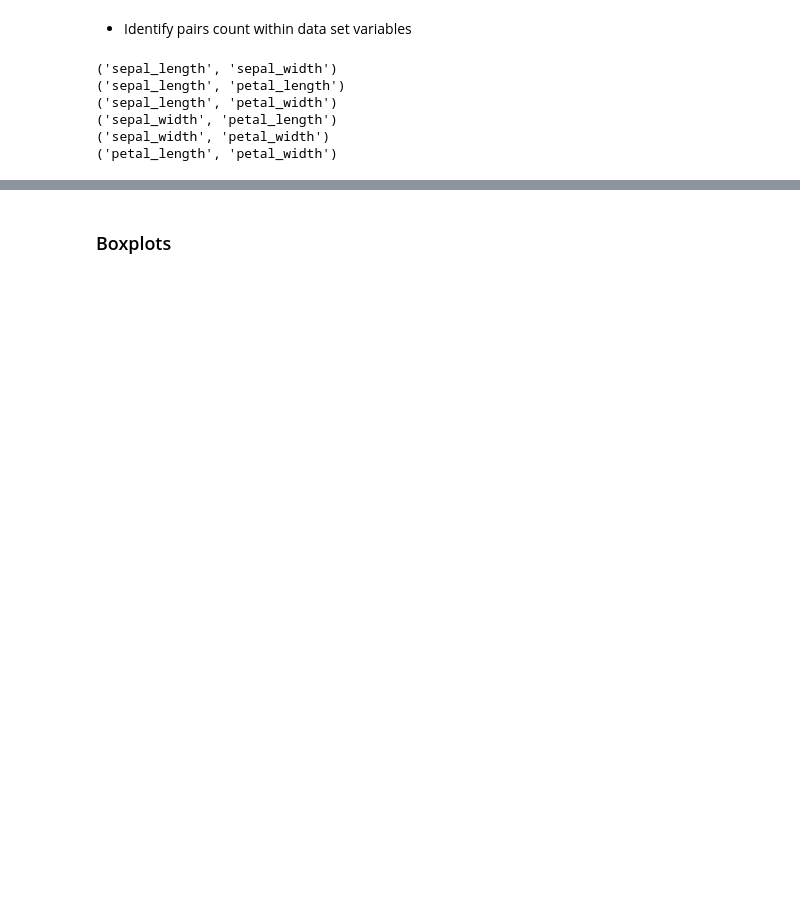
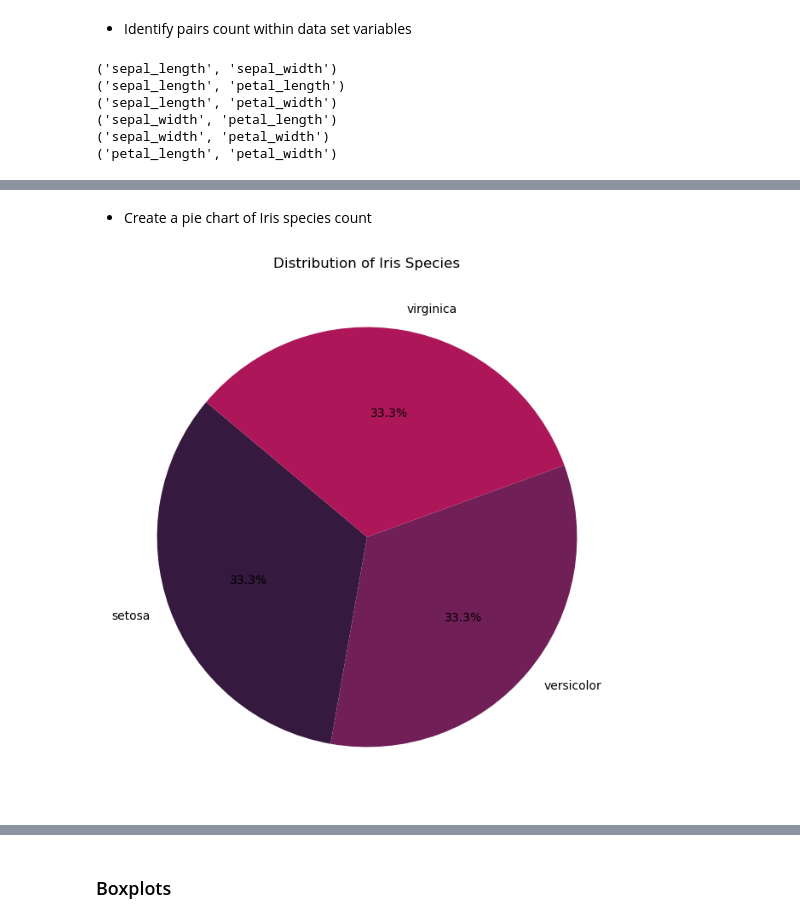
Before and after one commit to Maroua-El-Imame/pands-project, a Jupyter notebook: analysis.ipynb, the cells around one changed output, grey strips where cells are left out. Cells and saved outputs as stored; diff of their text form; code cells hidden in the pictures; blank space fills up the shorter version.

```diff
--- a/analysis.ipynb
+++ b/analysis.ipynb
@@ -251,0 +299,16 @@ NameError: name 'fig' is not defined
+# %% [markdown]
+*   Create a pie chart of Iris species count
+# %%
+# Load the Iris dataset
+iris = sns.load_dataset('iris')
+
+# Count the number of instances for each species
+species_counts = iris['species'].value_counts()
+
+# Create a pie chart
+plt.figure(figsize=(8, 8))
+plt.pie(species_counts, labels=species_counts.index, autopct='%1.1f%%', startangle=140, colors=sns.color_palette('rocket'))
+plt.title('Distribution of Iris Species')
+plt.show()
+# %% [output]
+[figure, added]
```
Also changed, not shown: parts of 34 cells of this notebook.
